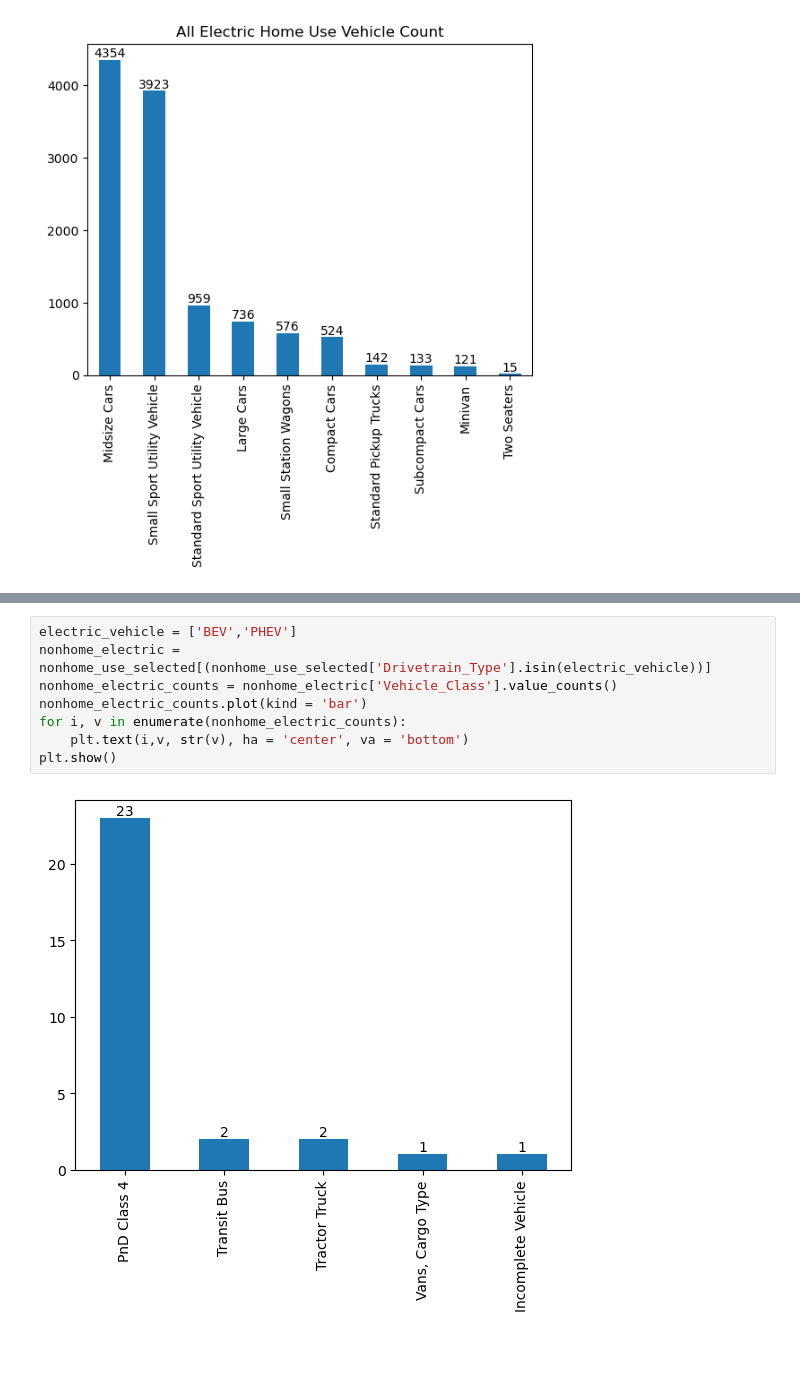
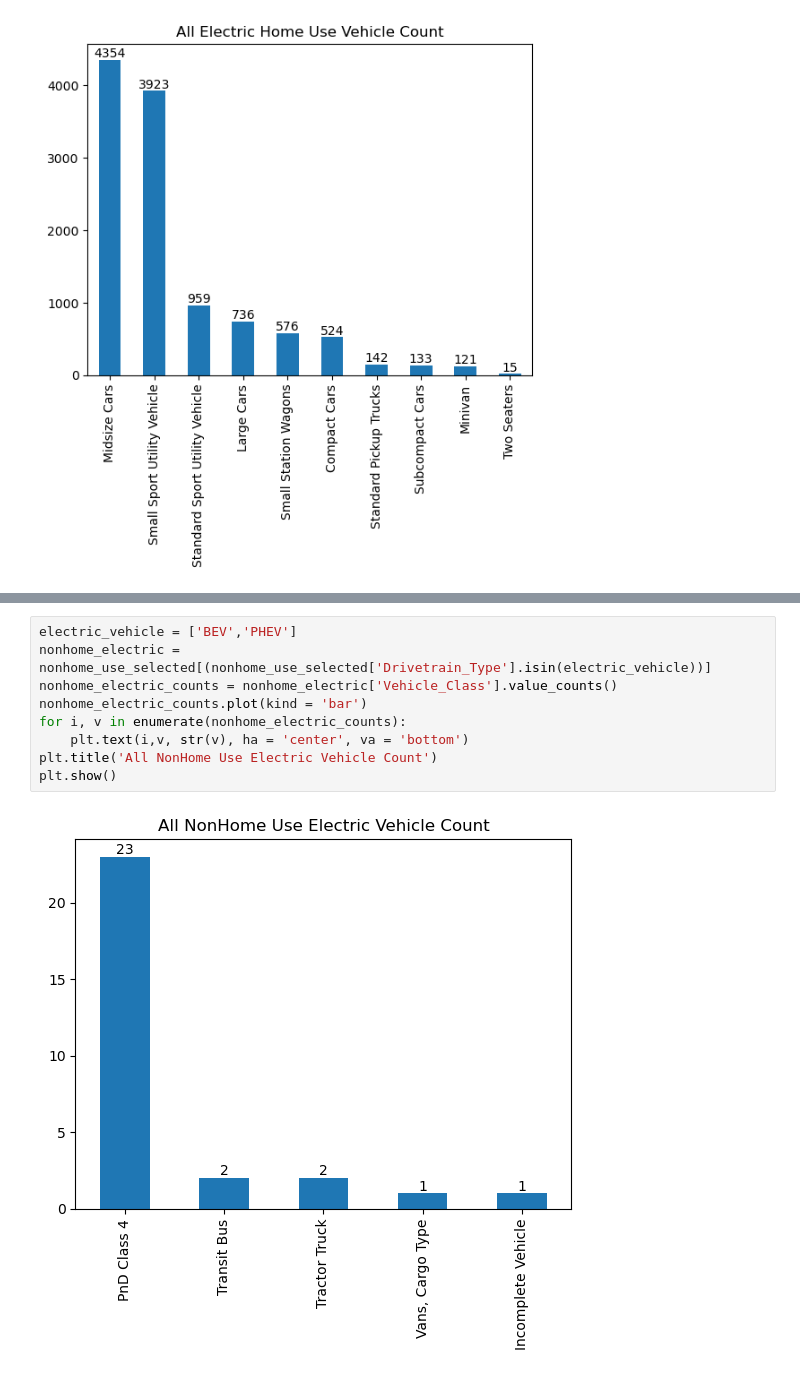
Before and after one commit to boyuan276/EVI-Pro-Lite, a Jupyter notebook: vehicle_type.ipynb, the cells around one changed output, grey strips where cells are left out. Saved outputs shown, nothing was run; the diff lists cells and outputs as text; blank space fills up the shorter version.

```diff
--- a/vehicle_type.ipynb
+++ b/vehicle_type.ipynb
@@ -181,10 +182,11 @@ Name: Vehicle_Class, dtype: int64
 # %%
 electric_vehicle = ['BEV','PHEV']
 nonhome_electric = nonhome_use_selected[(nonhome_use_selected['Drivetrain_Type'].isin(electric_vehicle))]
 nonhome_electric_counts = nonhome_electric['Vehicle_Class'].value_counts()
 nonhome_electric_counts.plot(kind = 'bar')
 for i, v in enumerate(nonhome_electric_counts):
     plt.text(i,v, str(v), ha = 'center', va = 'bottom')
+plt.title('All NonHome Use Electric Vehicle Count')
 plt.show()
 # %% [output]
-[figure, old version]
+[figure, new version]
```
Also changed, not shown: parts of 10 cells of this notebook, 2 other files.
